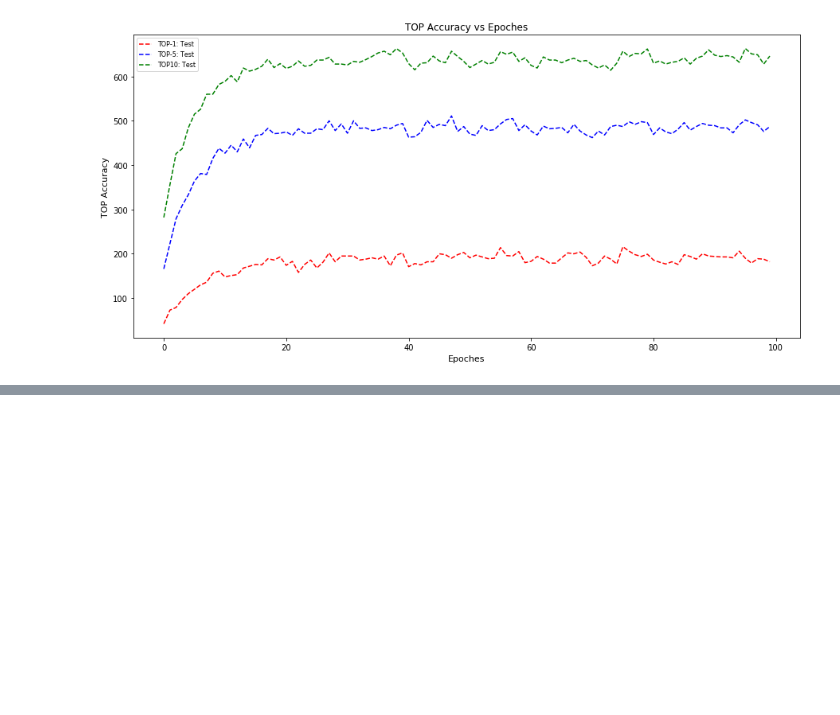
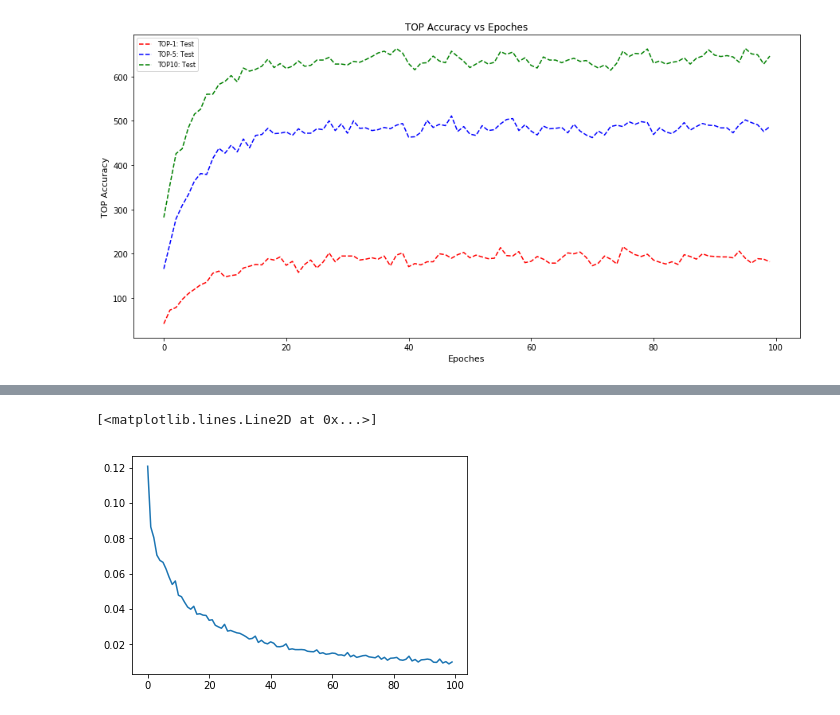
Before and after one commit to zenoWZH/textsimiliarity, a Jupyter notebook: 2017-7-31 实验数据收集：短文章lstm.ipynb, the cells around one changed output, grey strips where cells are left out. Drawn from its saved outputs; the diff is of its cells as text; code cells hidden in the pictures; blank space fills up the shorter version.

```diff
--- a/2017-7-31 实验数据收集：短文章lstm.ipynb
+++ b/2017-7-31 实验数据收集：短文章lstm.ipynb
@@ -1975,0 +2027,5 @@ plt.show()
+# %%
+plt.plot(train_loss)
+# %% [output]
+[<matplotlib.lines.Line2D at 0x...>]
+[figure, added]
```
Also changed, not shown: parts of 28 cells of this notebook, 24 other files.
